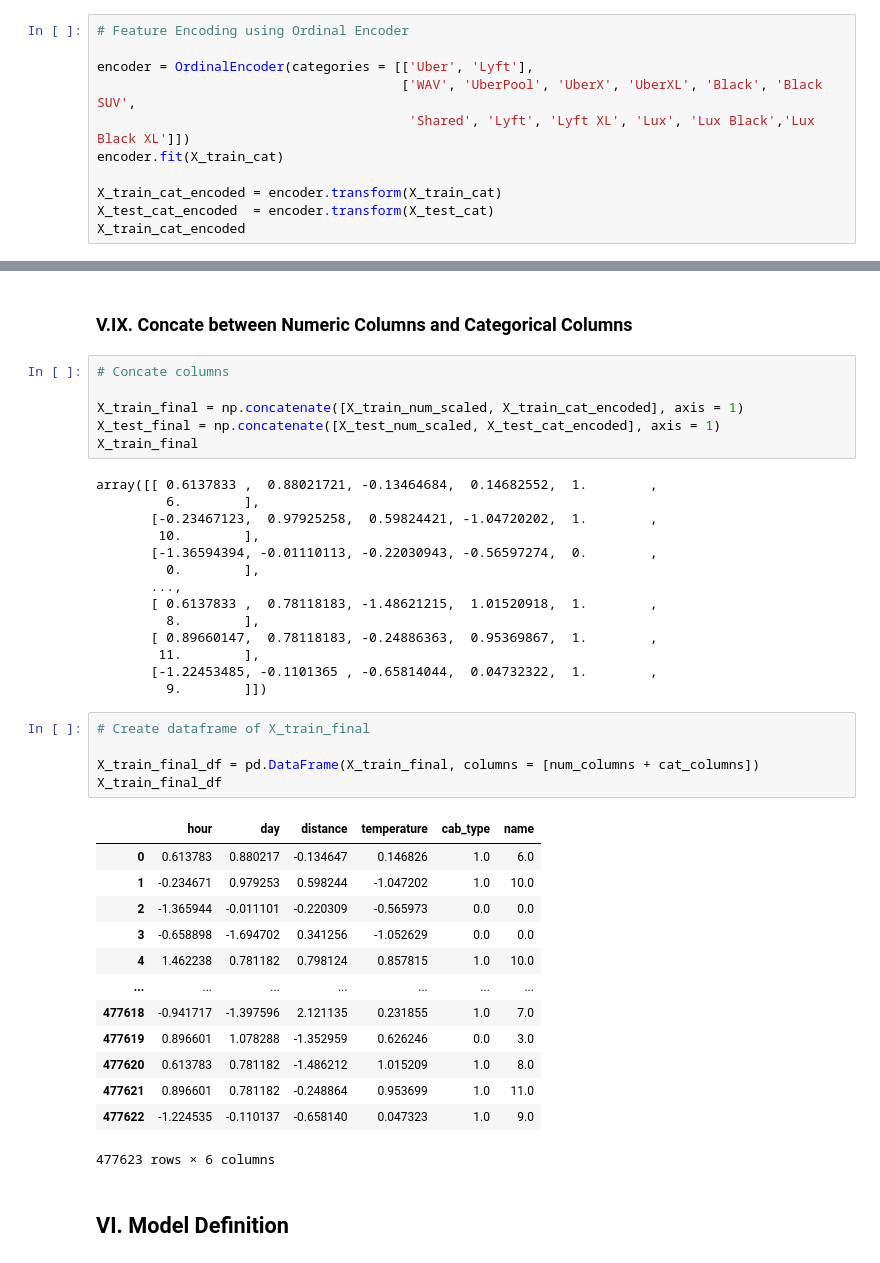
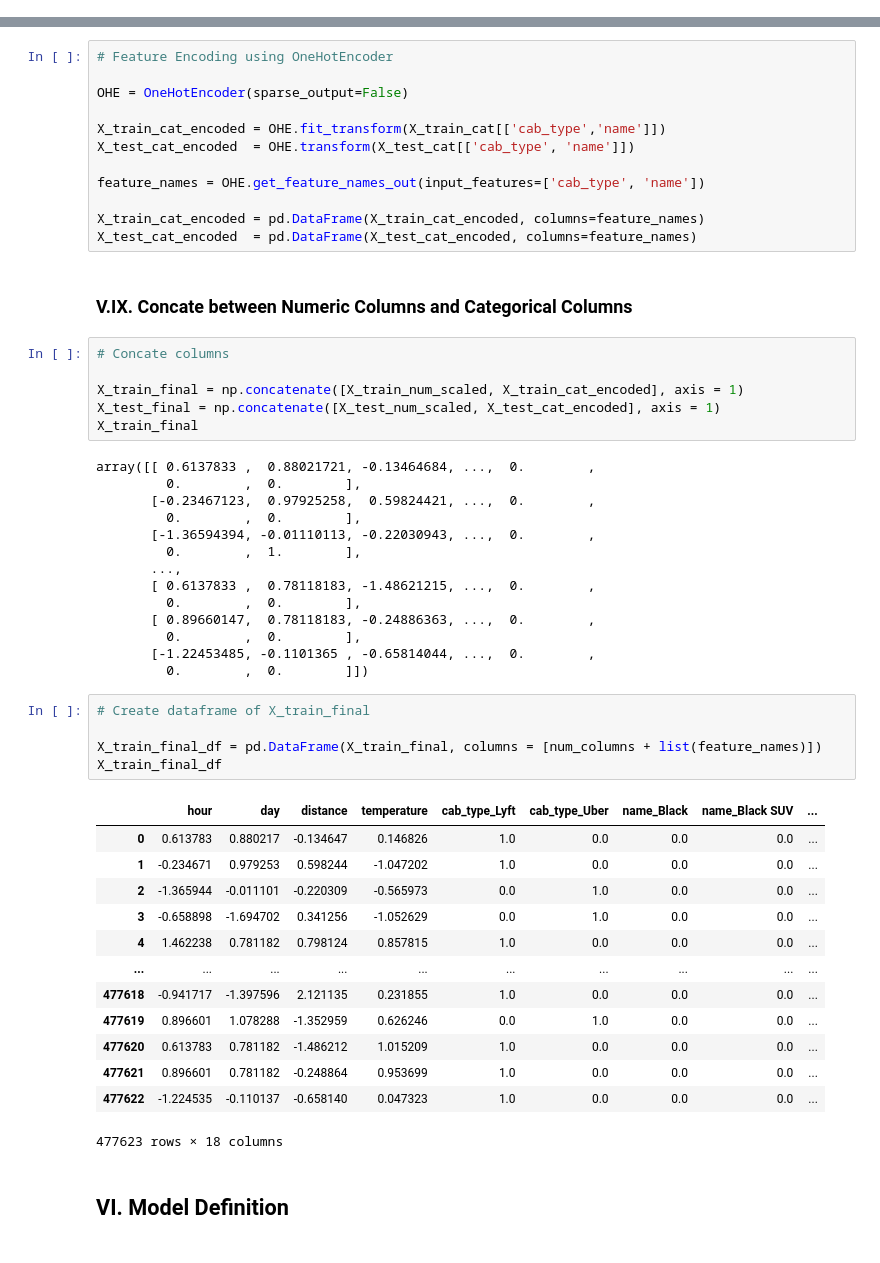
Before and after one commit to theonugraha/Price-Predict-using-Linear-Regression-on-The-Ride-Hailing-Platform, a Jupyter notebook: h8dsft_P1G1_Theo.ipynb, the cells around one changed output, grey strips where cells are left out. Drawn from its saved outputs; the diff is of its cells as text.

```diff
--- a/h8dsft_P1G1_Theo.ipynb
+++ b/h8dsft_P1G1_Theo.ipynb
@@ -853,14 +891,3 @@ X_train_cat
 | 297103 | Lyft | Lux Black XL |
 | 589041 | Lyft | Lux |
 477623 rows × 2 columns
-# %%
-# Feature Encoding using Ordinal Encoder
-
-encoder = OrdinalEncoder(categories = [['Uber', 'Lyft'],
-                                       ['WAV', 'UberPool', 'UberX', 'UberXL', 'Black', 'Black SUV',
-                                        'Shared', 'Lyft', 'Lyft XL', 'Lux', 'Lux Black','Lux Black XL']])
-encoder.fit(X_train_cat)
-
-X_train_cat_encoded = encoder.transform(X_train_cat)
-X_test_cat_encoded  = encoder.transform(X_test_cat)
-X_train_cat_encoded
@@ -875,3 +894,15 @@ array([[ 1.,  6.],
+# %%
+# Feature Encoding using OneHotEncoder
+
+OHE = OneHotEncoder(sparse_output=False)
+
+X_train_cat_encoded = OHE.fit_transform(X_train_cat[['cab_type','name']])
+X_test_cat_encoded  = OHE.transform(X_test_cat[['cab_type', 'name']])
+
+feature_names = OHE.get_feature_names_out(input_features=['cab_type', 'name'])
+
+X_train_cat_encoded = pd.DataFrame(X_train_cat_encoded, columns=feature_names)
+X_test_cat_encoded  = pd.DataFrame(X_test_cat_encoded, columns=feature_names)
 # %% [markdown]
 ### V.IX. Concate between Numeric Columns and Categorical Columns
 # %%
@@ -881,38 +912,38 @@ X_train_final = np.concatenate([X_train_num_scaled, X_train_cat_encoded], axis =
 X_test_final = np.concatenate([X_test_num_scaled, X_test_cat_encoded], axis = 1)
 X_train_final
 # %% [output]
-array([[ 0.6137833 ,  0.88021721, -0.13464684,  0.14682552,  1.        ,
-         6.        ],
-       [-0.23467123,  0.97925258,  0.59824421, -1.04720202,  1.        ,
-        10.        ],
-       [-1.36594394, -0.01110113, -0.22030943, -0.56597274,  0.        ,
-         0.        ],
+array([[ 0.6137833 ,  0.88021721, -0.13464684, ...,  0.        ,
+         0.        ,  0.        ],
+       [-0.23467123,  0.97925258,  0.59824421, ...,  0.        ,
+         0.        ,  0.        ],
+       [-1.36594394, -0.01110113, -0.22030943, ...,  0.        ,
+         0.        ,  1.        ],
        ...,
-       [ 0.6137833 ,  0.78118183, -1.48621215,  1.01520918,  1.        ,
-         8.        ],
-       [ 0.89660147,  0.78118183, -0.24886363,  0.95369867,  1.        ,
-        11.        ],
-       [-1.22453485, -0.1101365 , -0.65814044,  0.04732322,  1.        ,
-         9.        ]])
+       [ 0.6137833 ,  0.78118183, -1.48621215, ...,  0.        ,
+         0.        ,  0.        ],
+       [ 0.89660147,  0.78118183, -0.24886363, ...,  0.        ,
+         0.        ,  0.        ],
+       [-1.22453485, -0.1101365 , -0.65814044, ...,  0.        ,
+         0.        ,  0.        ]])
 # %%
 # Create dataframe of X_train_final
 
-X_train_final_df = pd.DataFrame(X_train_final, columns = [num_columns + cat_columns])
+X_train_final_df = pd.DataFrame(X_train_final, columns = [num_columns + list(feature_names)])
 X_train_final_df
 # %% [output]
-|  | hour | day | distance | temperature | cab_type | name |
-| 0 | 0.613783 | 0.880217 | -0.134647 | 0.146826 | 1.0 | 6.0 |
-| 1 | -0.234671 | 0.979253 | 0.598244 | -1.047202 | 1.0 | 10.0 |
-| 2 | -1.365944 | -0.011101 | -0.220309 | -0.565973 | 0.0 | 0.0 |
-| 3 | -0.658898 | -1.694702 | 0.341256 | -1.052629 | 0.0 | 0.0 |
-| 4 | 1.462238 | 0.781182 | 0.798124 | 0.857815 | 1.0 | 10.0 |
-| ... | ... | ... | ... | ... | ... | ... |
-| 477618 | -0.941717 | -1.397596 | 2.121135 | 0.231855 | 1.0 | 7.0 |
-| 477619 | 0.896601 | 1.078288 | -1.352959 | 0.626246 | 0.0 | 3.0 |
-| 477620 | 0.613783 | 0.781182 | -1.486212 | 1.015209 | 1.0 | 8.0 |
-| 477621 | 0.896601 | 0.781182 | -0.248864 | 0.953699 | 1.0 | 11.0 |
-| 477622 | -1.224535 | -0.110137 | -0.658140 | 0.047323 | 1.0 | 9.0 |
+|  | hour | day | distance | temperature | cab_type_Lyft | cab_type_Uber | name_Black | name_Black SUV | ... |
+| 0 | 0.613783 | 0.880217 | -0.134647 | 0.146826 | 1.0 | 0.0 | 0.0 | 0.0 | ... |
+| 1 | -0.234671 | 0.979253 | 0.598244 | -1.047202 | 1.0 | 0.0 | 0.0 | 0.0 | ... |
+| 2 | -1.365944 | -0.011101 | -0.220309 | -0.565973 | 0.0 | 1.0 | 0.0 | 0.0 | ... |
+| 3 | -0.658898 | -1.694702 | 0.341256 | -1.052629 | 0.0 | 1.0 | 0.0 | 0.0 | ... |
+| 4 | 1.462238 | 0.781182 | 0.798124 | 0.857815 | 1.0 | 0.0 | 0.0 | 0.0 | ... |
+| ... | ... | ... | ... | ... | ... | ... | ... | ... | ... |
+| 477618 | -0.941717 | -1.397596 | 2.121135 | 0.231855 | 1.0 | 0.0 | 0.0 | 0.0 | ... |
+| 477619 | 0.896601 | 1.078288 | -1.352959 | 0.626246 | 0.0 | 1.0 | 0.0 | 0.0 | ... |
+| 477620 | 0.613783 | 0.781182 | -1.486212 | 1.015209 | 1.0 | 0.0 | 0.0 | 0.0 | ... |
+| 477621 | 0.896601 | 0.781182 | -0.248864 | 0.953699 | 1.0 | 0.0 | 0.0 | 0.0 | ... |
+| 477622 | -1.224535 | -0.110137 | -0.658140 | 0.047323 | 1.0 | 0.0 | 0.0 | 0.0 | ... |
-477623 rows × 6 columns
+477623 rows × 18 columns
 # %% [markdown]
 ## VI. Model Definition
 # %%
```
Also changed, not shown: parts of 30 cells of this notebook, 4 other files.
